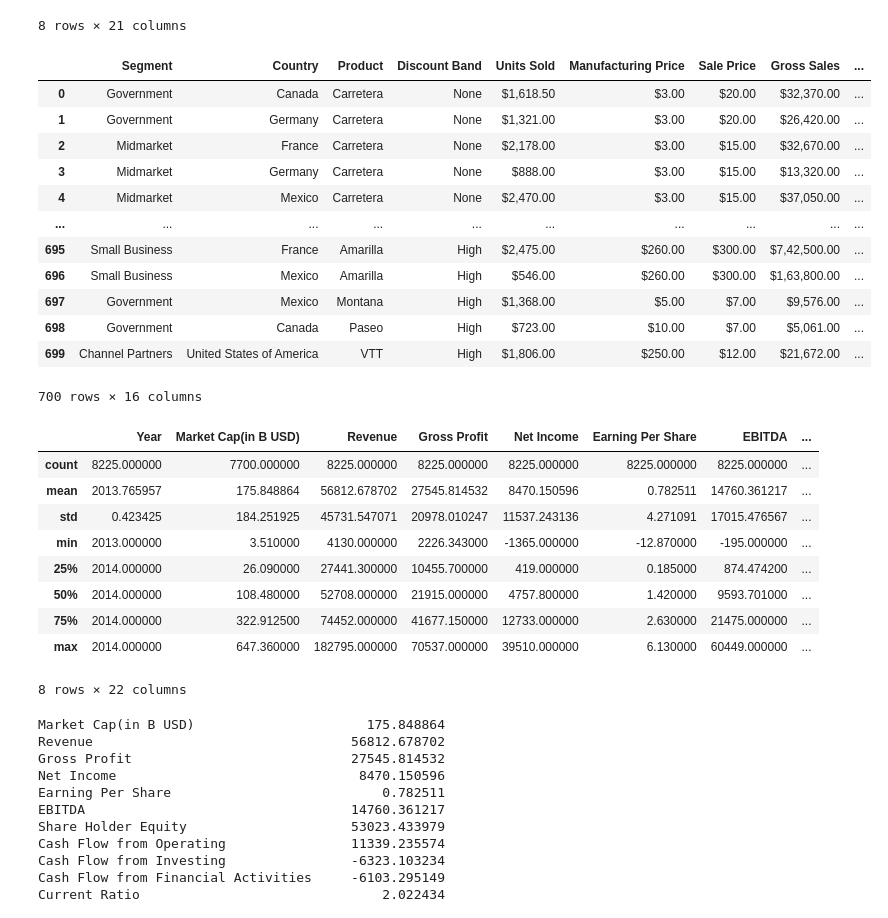
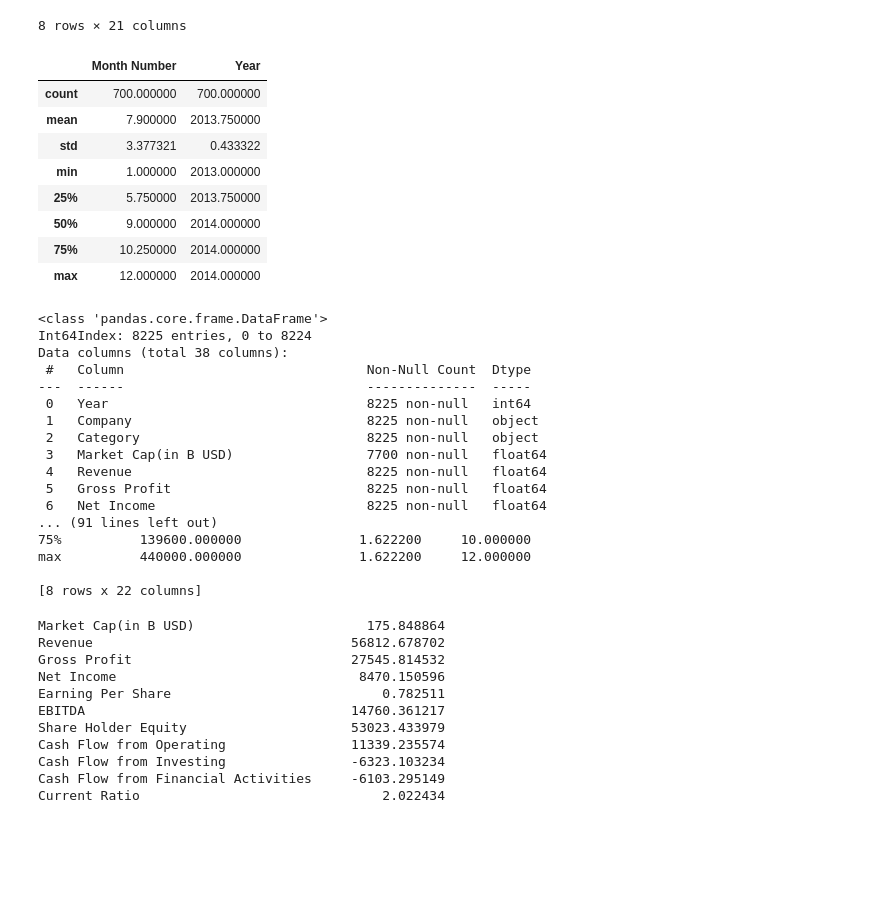
Before and after one commit to chogevic/dsc-dvp-project02, a Jupyter notebook: index.ipynb, the cells around one changed output. Drawn from its saved outputs; the diff is of its cells as text; code cells hidden in the pictures; blank space fills up the shorter version.

```diff
--- a/index.ipynb
+++ b/index.ipynb
@@ -29,35 +31,40 @@ original_data.describe()
 | max | 2023.000000 | 2913.280000 | 513983.000000 | 225152.000000 | 99803.000000 | 14.980000 | 130541.000000 | ... |
 8 rows × 21 columns
 # %%
+#import new data
 new_data = pd.read_csv('Financials.csv')
 new_data.head()
-new_data
+new_data.describe()
 # %% [output]
-|  | Segment | Country | Product | Discount Band | Units Sold | Manufacturing Price | Sale Price | Gross Sales | ... |
-| 0 | Government | Canada | Carretera | None | $1,618.50 | $3.00 | $20.00 | $32,370.00 | ... |
-| 1 | Government | Germany | Carretera | None | $1,321.00 | $3.00 | $20.00 | $26,420.00 | ... |
-| 2 | Midmarket | France | Carretera | None | $2,178.00 | $3.00 | $15.00 | $32,670.00 | ... |
-| 3 | Midmarket | Germany | Carretera | None | $888.00 | $3.00 | $15.00 | $13,320.00 | ... |
-| 4 | Midmarket | Mexico | Carretera | None | $2,470.00 | $3.00 | $15.00 | $37,050.00 | ... |
-| ... | ... | ... | ... | ... | ... | ... | ... | ... | ... |
-| 695 | Small Business | France | Amarilla | High | $2,475.00 | $260.00 | $300.00 | $7,42,500.00 | ... |
-| 696 | Small Business | Mexico | Amarilla | High | $546.00 | $260.00 | $300.00 | $1,63,800.00 | ... |
-| 697 | Government | Mexico | Montana | High | $1,368.00 | $5.00 | $7.00 | $9,576.00 | ... |
-| 698 | Government | Canada | Paseo | High | $723.00 | $10.00 | $7.00 | $5,061.00 | ... |
-| 699 | Channel Partners | United States of America | VTT | High | $1,806.00 | $250.00 | $12.00 | $21,672.00 | ... |
+|  | Month Number | Year |
+| count | 700.000000 | 700.000000 |
+| mean | 7.900000 | 2013.750000 |
+| std | 3.377321 | 0.433322 |
+| min | 1.000000 | 2013.000000 |
+| 25% | 5.750000 | 2013.750000 |
+| 50% | 9.000000 | 2014.000000 |
+| 75% | 10.250000 | 2014.000000 |
+| max | 12.000000 | 2014.000000 |
-700 rows × 16 columns
 # %%
 # Merge the datasets based on the common key
 enriched_data = pd.merge(original_data, new_data, on='Year', how='inner')
-enriched_data.describe()
+print(enriched_data.info())
+print(enriched_data.describe())
 # %% [output]
-|  | Year | Market Cap(in B USD) | Revenue | Gross Profit | Net Income | Earning Per Share | EBITDA | ... |
-| count | 8225.000000 | 7700.000000 | 8225.000000 | 8225.000000 | 8225.000000 | 8225.000000 | 8225.000000 | ... |
-| mean | 2013.765957 | 175.848864 | 56812.678702 | 27545.814532 | 8470.150596 | 0.782511 | 14760.361217 | ... |
-| std | 0.423425 | 184.251925 | 45731.547071 | 20978.010247 | 11537.243136 | 4.271091 | 17015.476567 | ... |
-| min | 2013.000000 | 3.510000 | 4130.000000 | 2226.343000 | -1365.000000 | -12.870000 | -195.000000 | ... |
-| 25% | 2014.000000 | 26.090000 | 27441.300000 | 10455.700000 | 419.000000 | 0.185000 | 874.474200 | ... |
-| 50% | 2014.000000 | 108.480000 | 52708.000000 | 21915.000000 | 4757.800000 | 1.420000 | 9593.701000 | ... |
-| 75% | 2014.000000 | 322.912500 | 74452.000000 | 41677.150000 | 12733.000000 | 2.630000 | 21475.000000 | ... |
-| max | 2014.000000 | 647.360000 | 182795.000000 | 70537.000000 | 39510.000000 | 6.130000 | 60449.000000 | ... |
-8 rows × 22 columns
+<class 'pandas.core.frame.DataFrame'>
+Int64Index: 8225 entries, 0 to 8224
+Data columns (total 38 columns):
+ #   Column                               Non-Null Count  Dtype
+---  ------                               --------------  -----
+ 0   Year                                 8225 non-null   int64
+ 1   Company                              8225 non-null   object
+ 2   Category                             8225 non-null   object
+ 3   Market Cap(in B USD)                 7700 non-null   float64
+ 4   Revenue                              8225 non-null   float64
+ 5   Gross Profit                         8225 non-null   float64
+ 6   Net Income                           8225 non-null   float64
+... (91 lines left out)
+75%          139600.000000               1.622200     10.000000
+max          440000.000000               1.622200     12.000000
+
+[8 rows x 22 columns]
```
Also changed, not shown: parts of 6 cells of this notebook, 4 other files.
